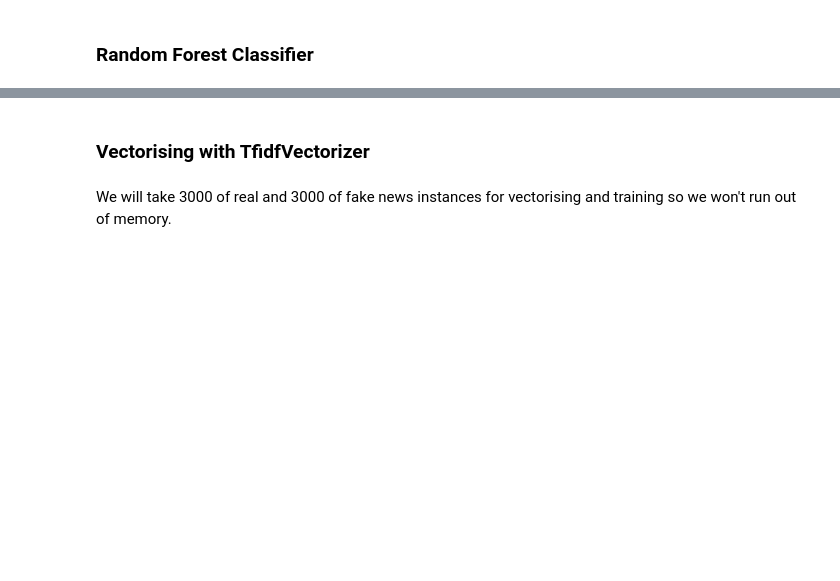
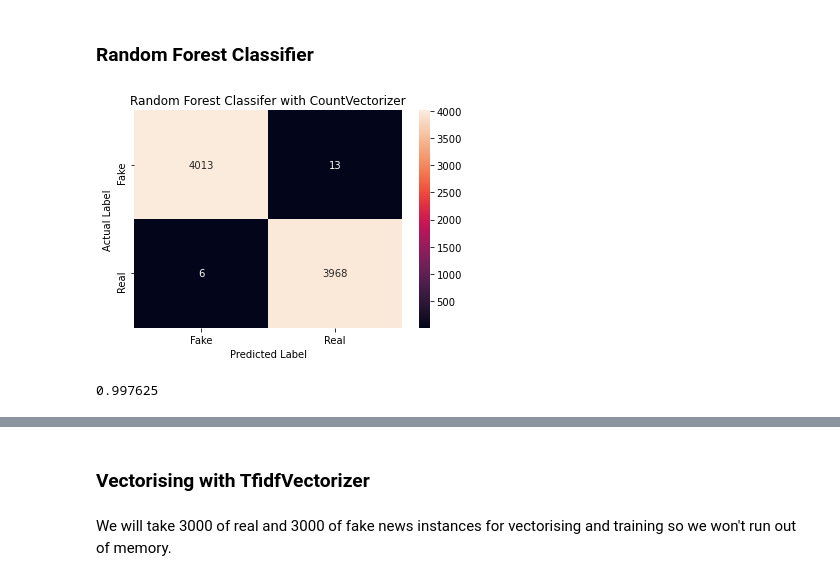
Before and after one commit to carolinlyybek/ids_fakenews, a Jupyter notebook: Project D23 KAGGLE-FAKE NEWS DETECTION.ipynb, the cells around one changed output, grey strips where cells are left out. Cells and saved outputs as stored; diff of their text form; code cells hidden in the pictures; blank space fills up the shorter version.

```diff
--- a/Project D23 KAGGLE-FAKE NEWS DETECTION.ipynb
+++ b/Project D23 KAGGLE-FAKE NEWS DETECTION.ipynb
@@ -374,7 +447,9 @@ acc = accuracy_score(y_test,y_pred)
 # %%
-con_mat=confusion_matrix(y_test, y_pred)
-sns.heatmap(con_mat,annot=True,linecolor="white",fmt='' , xticklabels = ['Fake','True'] , yticklabels = ['Fake','True'])
+con_mat=confusion_matrix(y_test_rfc, y_pred_rfc)
+sns.heatmap(con_mat,annot=True,linecolor="white",fmt='' , xticklabels = ['Fake','Real'] , yticklabels = ['Fake','Real'])
 plt.title("Random Forest Classifer with CountVectorizer")
 plt.xlabel("Predicted Label")
 plt.ylabel("Actual Label")
 plt.show()
+# %% [output]
+[figure, added]
@@ -382,0 +456,4 @@ acc
+# %%
+accuracy_score(y_test_rfc,y_pred_rfc)
+# %% [output]
+0.997625
```
Also changed, not shown: parts of 79 cells of this notebook, 4 other files.
